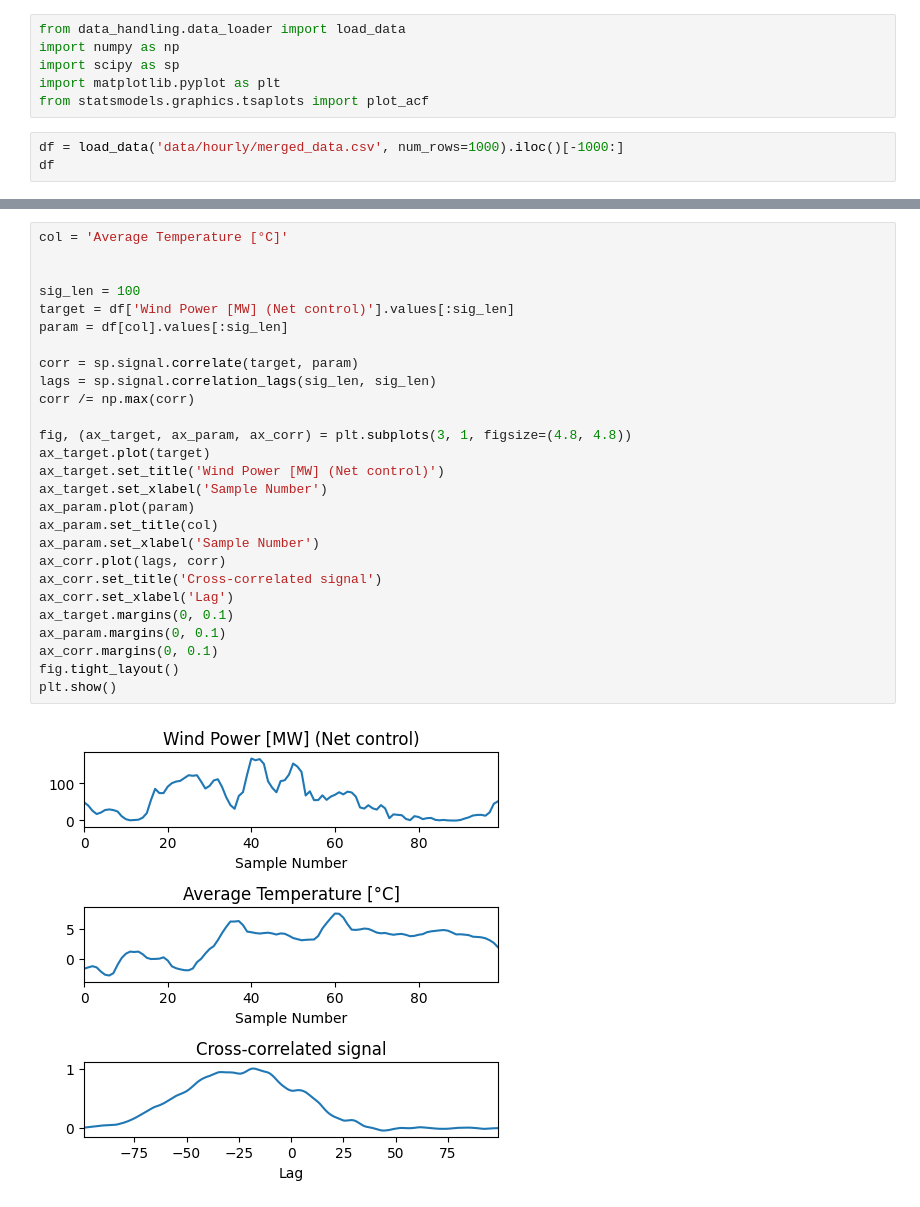
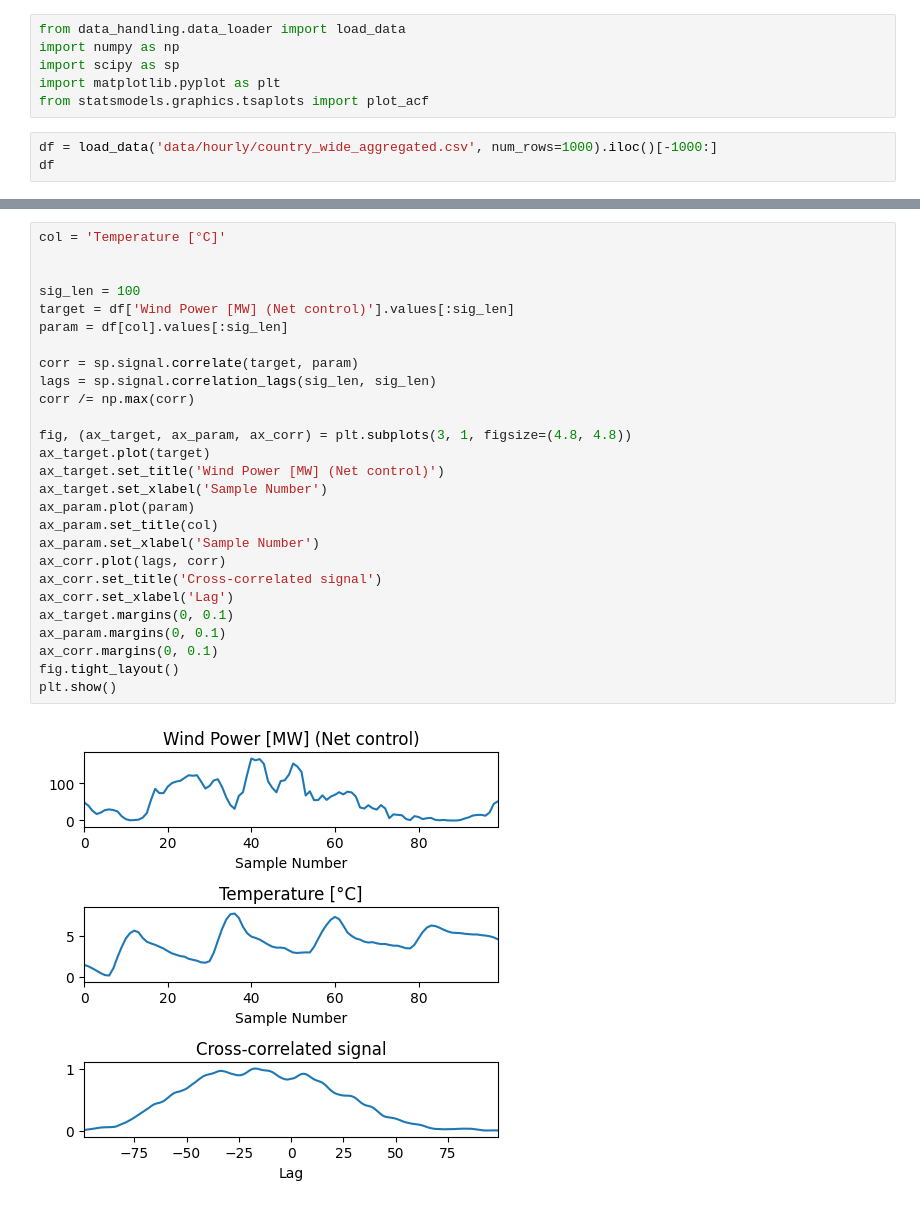
Before and after one commit to aszfaltos/wp_former, a Jupyter notebook: eda.ipynb, the cells around one changed output, grey strips where cells are left out. Drawn from its saved outputs; the diff is of its cells as text.

```diff
--- a/eda.ipynb
+++ b/eda.ipynb
@@ -27,6 +27,6 @@ import scipy as sp
 import matplotlib.pyplot as plt
 from statsmodels.graphics.tsaplots import plot_acf
 # %%
-df = load_data('data/hourly/merged_data.csv', num_rows=1000).iloc()[-1000:]
+df = load_data('data/hourly/country_wide_aggregated.csv', num_rows=1000).iloc()[-1000:]
 df
 # %% [output]
@@ -93,32 +82,32 @@ plt.show()
 # %%
-col = 'Average Temperature [°C]'
+col = 'Temperature [°C]'
 
 
 sig_len = 100
 target = df['Wind Power [MW] (Net control)'].values[:sig_len]
 param = df[col].values[:sig_len]
 
 corr = sp.signal.correlate(target, param)
 lags = sp.signal.correlation_lags(sig_len, sig_len)
 corr /= np.max(corr)
 
 fig, (ax_target, ax_param, ax_corr) = plt.subplots(3, 1, figsize=(4.8, 4.8))
 ax_target.plot(target)
 ax_target.set_title('Wind Power [MW] (Net control)')
 ax_target.set_xlabel('Sample Number')
 ax_param.plot(param)
 ax_param.set_title(col)
 ax_param.set_xlabel('Sample Number')
 ax_corr.plot(lags, corr)
 ax_corr.set_title('Cross-correlated signal')
 ax_corr.set_xlabel('Lag')
 ax_target.margins(0, 0.1)
 ax_param.margins(0, 0.1)
 ax_corr.margins(0, 0.1)
 fig.tight_layout()
 plt.show()
 # %% [output]
-[figure, old version]
+[figure, new version]
 # %%
 from statsmodels.tsa.stattools import grangercausalitytests
 
```
Also changed, not shown: parts of 6 cells of this notebook, 8 other files.
